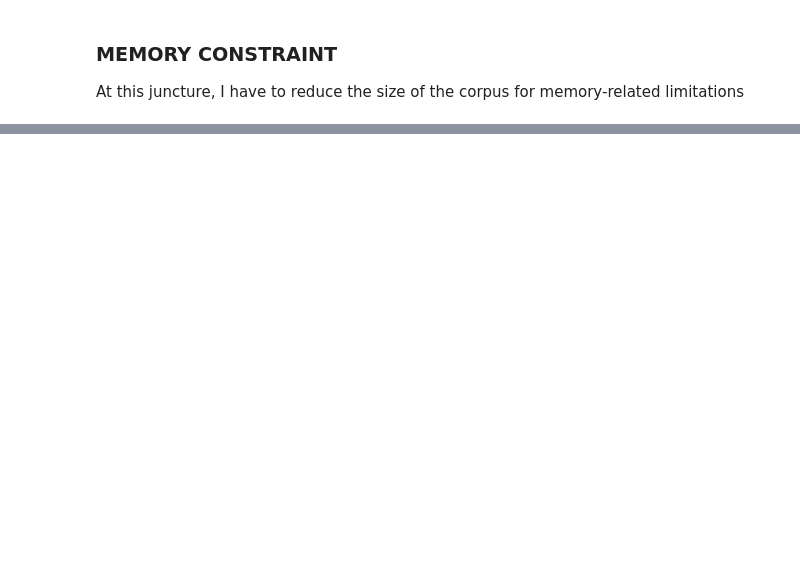
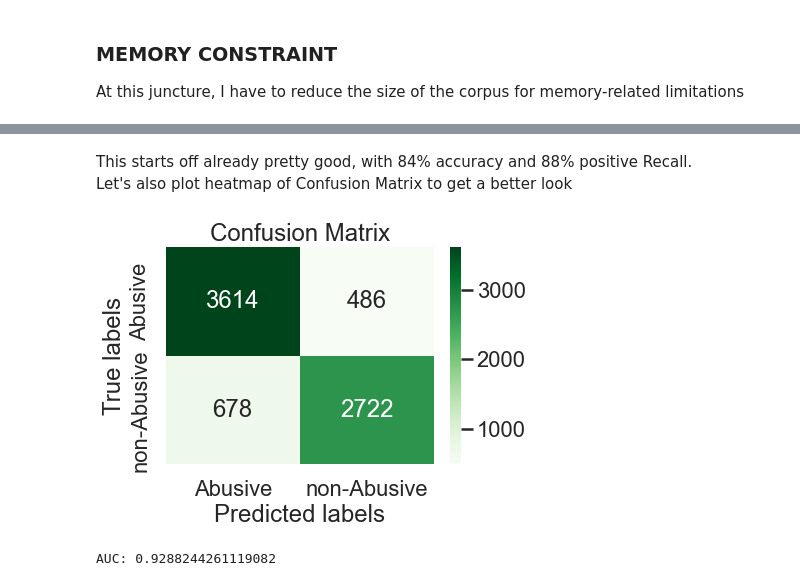
Before and after one commit to dpowell022/Abusive-Language-Detection, a Jupyter notebook: Capstone_Detect_HateSpeech.ipynb, the cells around one changed output, grey strips where cells are left out. Saved outputs shown, nothing was run; the diff lists cells and outputs as text; code cells hidden in the pictures; blank space fills up the shorter version.

```diff
--- a/Capstone_Detect_HateSpeech.ipynb
+++ b/Capstone_Detect_HateSpeech.ipynb
@@ -255,0 +238,5 @@ plt.boxplot(pd.DataFrame(y_pred))
+# %%
+#Split data into X and y components
+X_train, X_test, y_train, y_test = train_test_split(tv_df, df_sm.abusive, test_size=0.25, random_state=123)
+print(X_train.shape, X_test.shape)
+print(y_train.shape, y_test.shape)
@@ -255,0 +248,12 @@ plt.boxplot(pd.DataFrame(y_pred))
+# %%
+from sklearn.linear_model import LogisticRegression
+from sklearn.metrics import accuracy_score, classification_report
+from sklearn.metrics import confusion_matrix, roc_curve, auc
+
+lr_tfidf=LogisticRegression(solver = 'liblinear', C=10, penalty = 'l2')
+lr_tfidf.fit(X_train, y_train)
+
+#Predict y value for test dataset
+y_predict = lr_tfidf.predict(X_test)
+y_prob = lr_tfidf.predict_proba(X_test)[:,1]
+print(classification_report(y_test,y_predict))
@@ -255,0 +269,22 @@ plt.boxplot(pd.DataFrame(y_pred))
+# %% [markdown]
+This starts off already pretty good, with 84% accuracy and 88% positive Recall.
+<br>
+Let's also plot heatmap of Confusion Matrix to get a better look
+# %%
+ax= plt.subplot()
+sns.heatmap(confusion_matrix(y_test, y_predict), annot=True, fmt='g', ax=ax, cmap='Greens');  #annot=True to annotate cells, ftm='g' to disable scientific notation
+
+# labels, title and ticks
+ax.set_xlabel('Predicted labels');ax.set_ylabel('True labels');
+ax.set_title('Confusion Matrix');
+ax.xaxis.set_ticklabels(['Abusive', 'non-Abusive']); ax.yaxis.set_ticklabels(['Abusive', 'non-Abusive']);
+
+#print('Confusion Matrix:',confusion_matrix(y_test, y_predict))
+# %% [output]
+[figure, added]
+# %%
+fpr, tpr, thresholds = roc_curve(y_test, y_prob)
+roc_auc = auc(fpr, tpr)
+print('AUC:', roc_auc)
+# %% [output]
+AUC: 0.9288244261119082
```
Also changed, not shown: parts of 61 cells of this notebook.
